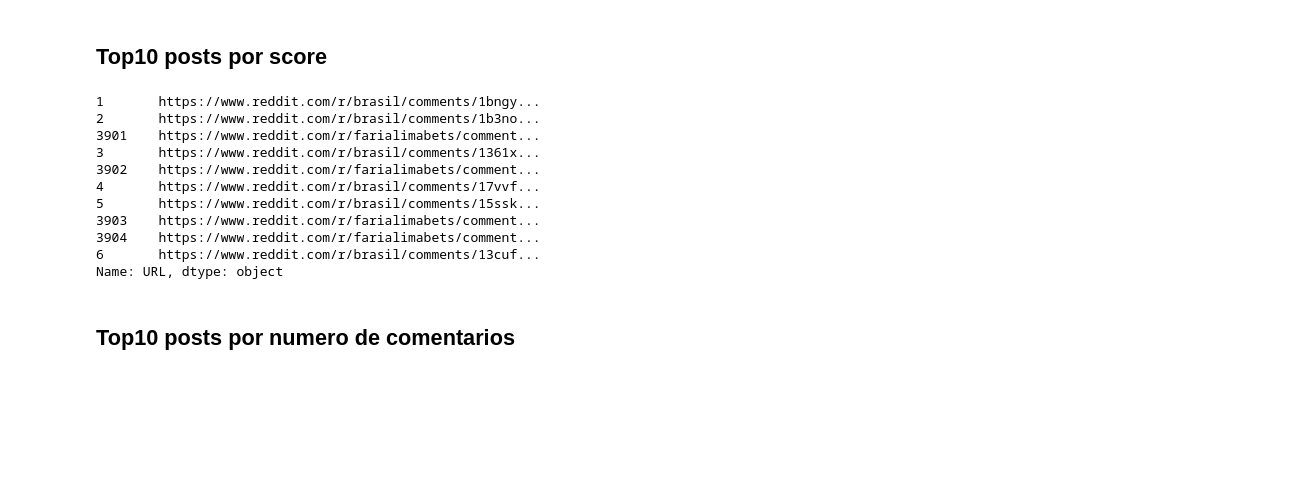
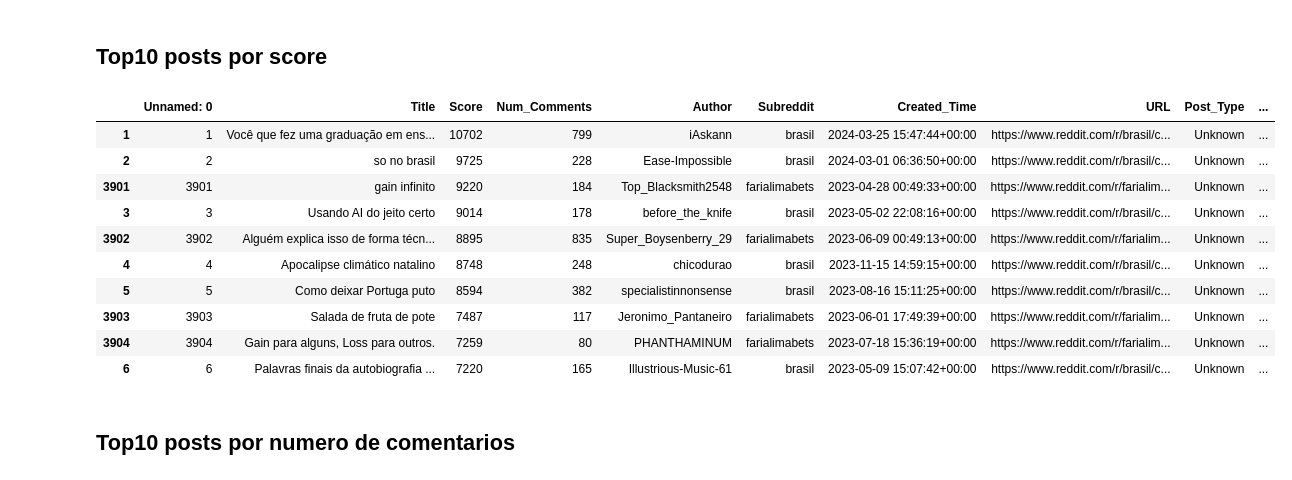
Before and after one commit to Joao20037/ProjetoWhatsHype, a Jupyter notebook: Jupiter/Reddit.ipynb, the cells around one changed output. Drawn from its saved outputs; the diff is of its cells as text; code cells hidden in the pictures; blank space fills up the shorter version.

```diff
--- a/Jupiter/Reddit.ipynb
+++ b/Jupiter/Reddit.ipynb
@@ -14,20 +15,20 @@ df.head()
 # %% [markdown]
 ## Top10 posts por score
 # %%
-top10 = df.sort_values(by="Score", ascending=False)[:10]
-top10
+top10_score = df.sort_values(by="Score", ascending=False)[:10]
+top10_score
 # %% [output]
-1       https://www.reddit.com/r/brasil/comments/1bngy...
-2       https://www.reddit.com/r/brasil/comments/1b3no...
-3901    https://www.reddit.com/r/farialimabets/comment...
-3       https://www.reddit.com/r/brasil/comments/1361x...
-3902    https://www.reddit.com/r/farialimabets/comment...
-4       https://www.reddit.com/r/brasil/comments/17vvf...
-5       https://www.reddit.com/r/brasil/comments/15ssk...
-3903    https://www.reddit.com/r/farialimabets/comment...
-3904    https://www.reddit.com/r/farialimabets/comment...
-6       https://www.reddit.com/r/brasil/comments/13cuf...
-Name: URL, dtype: object
+|  | Unnamed: 0 | Title | Score | Num_Comments | Author | Subreddit | Created_Time | URL | Post_Type | ... |
+| 1 | 1 | Você que fez uma graduação em ens... | 10702 | 799 | iAskann | brasil | 2024-03-25 15:47:44+00:00 | https://www.reddit.com/r/brasil/c... | Unknown | ... |
+| 2 | 2 | so no brasil | 9725 | 228 | Ease-Impossible | brasil | 2024-03-01 06:36:50+00:00 | https://www.reddit.com/r/brasil/c... | Unknown | ... |
+| 3901 | 3901 | gain infinito | 9220 | 184 | Top_Blacksmith2548 | farialimabets | 2023-04-28 00:49:33+00:00 | https://www.reddit.com/r/farialim... | Unknown | ... |
+| 3 | 3 | Usando AI do jeito certo | 9014 | 178 | before_the_knife | brasil | 2023-05-02 22:08:16+00:00 | https://www.reddit.com/r/brasil/c... | Unknown | ... |
+| 3902 | 3902 | Alguém explica isso de forma técn... | 8895 | 835 | Super_Boysenberry_29 | farialimabets | 2023-06-09 00:49:13+00:00 | https://www.reddit.com/r/farialim... | Unknown | ... |
+| 4 | 4 | Apocalipse climático natalino | 8748 | 248 | chicodurao | brasil | 2023-11-15 14:59:15+00:00 | https://www.reddit.com/r/brasil/c... | Unknown | ... |
+| 5 | 5 | Como deixar Portuga puto | 8594 | 382 | specialistinnonsense | brasil | 2023-08-16 15:11:25+00:00 | https://www.reddit.com/r/brasil/c... | Unknown | ... |
+| 3903 | 3903 | Salada de fruta de pote | 7487 | 117 | Jeronimo_Pantaneiro | farialimabets | 2023-06-01 17:49:39+00:00 | https://www.reddit.com/r/farialim... | Unknown | ... |
+| 3904 | 3904 | Gain para alguns, Loss para outros. | 7259 | 80 | PHANTHAMINUM | farialimabets | 2023-07-18 15:36:19+00:00 | https://www.reddit.com/r/farialim... | Unknown | ... |
+| 6 | 6 | Palavras finais da autobiografia ... | 7220 | 165 | Illustrious-Music-61 | brasil | 2023-05-09 15:07:42+00:00 | https://www.reddit.com/r/brasil/c... | Unknown | ... |
 # %% [markdown]
 ## Top10 posts por numero de comentarios
 # %%
```
Also changed, not shown: parts of 11 cells of this notebook.
